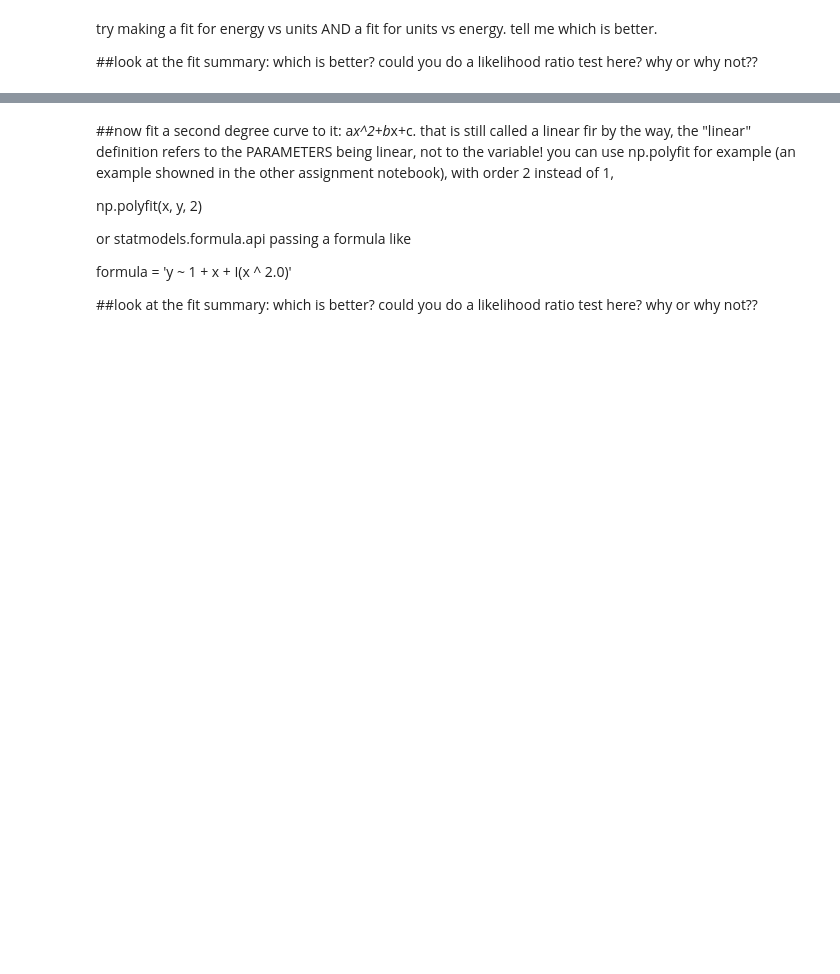
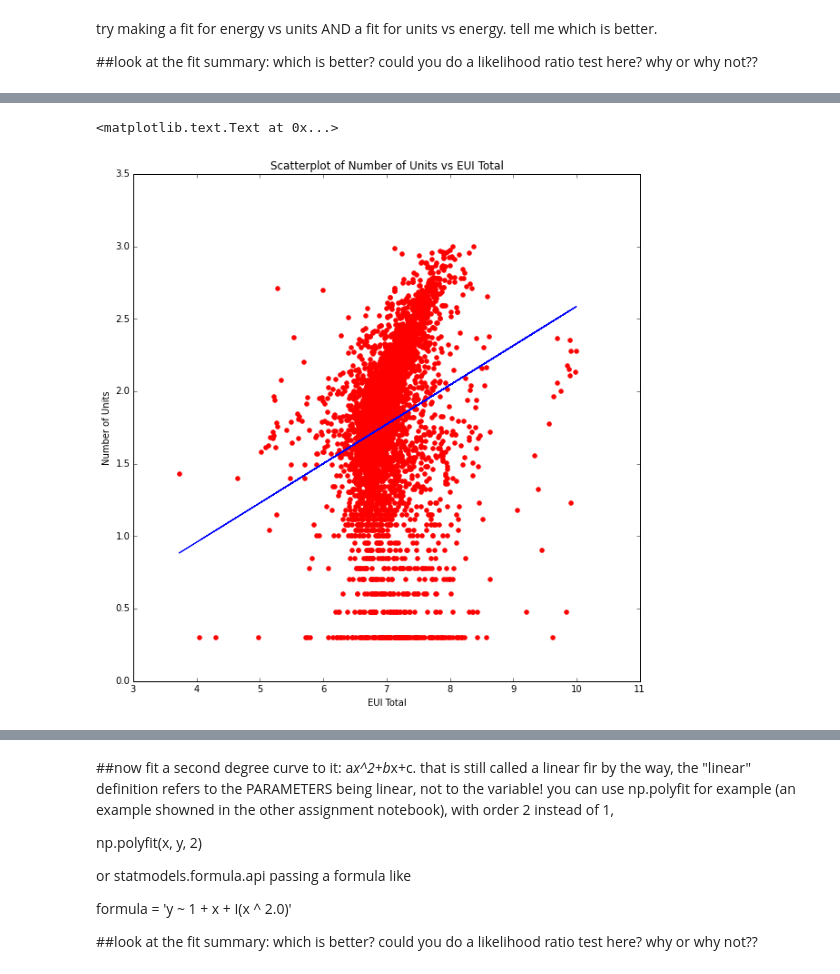
Before and after one commit to livenlulu/PUI2015_lkang, a Jupyter notebook: HW5/building_nrg_instructions.ipynb, the cells around one changed output, grey strips where cells are left out. Cells and saved outputs as stored; diff of their text form; code cells hidden in the pictures; blank space fills up the shorter version.

```diff
--- a/HW5/building_nrg_instructions.ipynb
+++ b/HW5/building_nrg_instructions.ipynb
@@ -340,0 +331,12 @@ tell me which is better.
+# %%
+#a fit for units vs energy
+
+x1 = np.log10(bblnrgdata_cut.EUITotal)
+y1 = np.log10(bblnrgdata_cut.UnitsTotal)
+X = sm.add_constant(x1)
+
+model = sm.OLS(y1, X, missing='drop')
+fit = model.fit()
+fit.params[1], fit.params[0]
+
+print fit.summary()
@@ -340,0 +361,10 @@ tell me which is better.
+# %%
+pl.figure(figsize=(10,10))
+pl.scatter(x1, y1, color='r')
+pl.plot(x1, fit.predict(), color = 'b')
+pl.title('Scatterplot of Number of Units vs EUI Total')
+pl.xlabel('EUI Total')
+pl.ylabel('Number of Units')
+# %% [output]
+<matplotlib.text.Text at 0x...>
+[figure, added]
```
Also changed, not shown: parts of 26 cells of this notebook.
